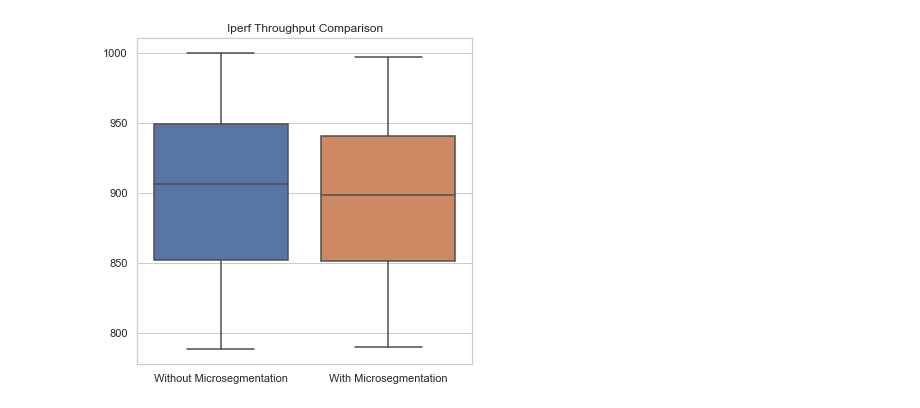
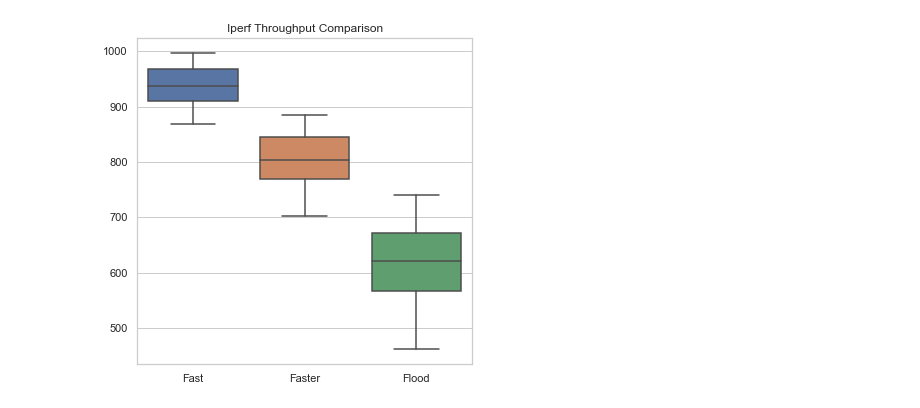
Before and after one commit to Durbek-Gafur/zerotrust, a Jupyter notebook: attack_data/iperf/Bar jupyter.ipynb, the cells around one changed output. Saved outputs shown, nothing was run; the diff lists cells and outputs as text; code cells hidden in the pictures.

```diff
--- a/attack_data/iperf/Bar jupyter.ipynb
+++ b/attack_data/iperf/Bar jupyter.ipynb
@@ -1,27 +1,30 @@
 # %%
 import re
 import pandas as pd
 import seaborn as sns
 import matplotlib.pyplot as plt
 
 def extract_throughput_values(filename):
     with open(filename, 'r') as file:
         content = file.read()
         regex = r'\d+\s+Mbits/sec'
         matches = re.findall(regex, content)
         throughput_values = [float(match.split()[0]) for match in matches]
         return throughput_values
 
-throughput_without_microsegmentation = extract_throughput_values('output_c_w.txt')
-throughput_with_microsegmentation = extract_throughput_values('output_c.txt')
-
-df = pd.DataFrame({'Without Microsegmentation': throughput_without_microsegmentation,
-                   'With Microsegmentation': throughput_with_microsegmentation})
+throughput_1 = extract_throughput_values('with/output_fast.txt')
+throughput_2 = extract_throughput_values('with/output_faster.txt')
+throughput_3 = extract_throughput_values('with/output_flood.txt')
+mn = min(len(throughput_1),len(throughput_2),len(throughput_3))
+df = pd.DataFrame({'Fast': throughput_1[:mn],
+                   'Faster': throughput_2[:mn],
+                   'Flood':throughput_3[:mn],
+                  })
 
 sns.set(style='whitegrid')
 plt.figure(figsize=(6, 6))
 sns.boxplot(data=df)
 plt.title('Iperf Throughput Comparison')
 plt.savefig('iperf_comparison_boxplot3.pdf')
 # %% [output]
-[figure, old version]
+[figure, new version]
```
Also changed, not shown: parts of 7 cells of this notebook, 7 other files.
